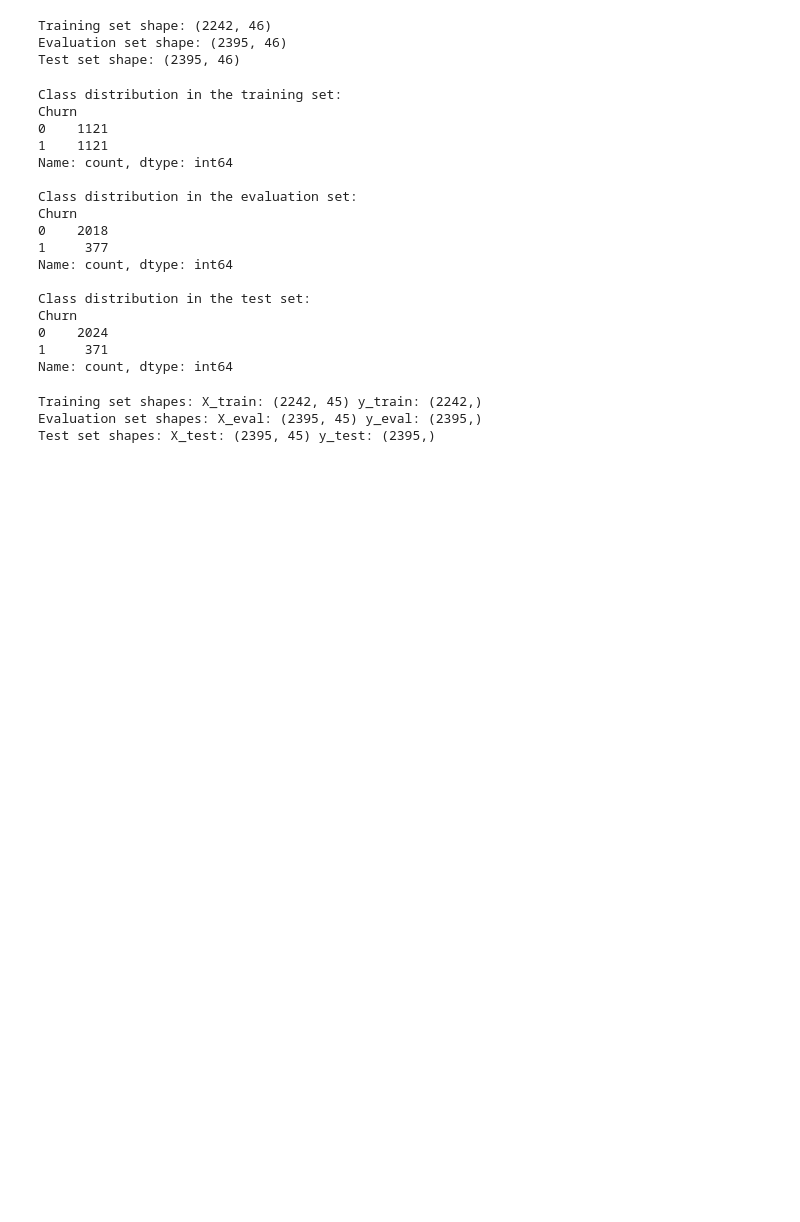
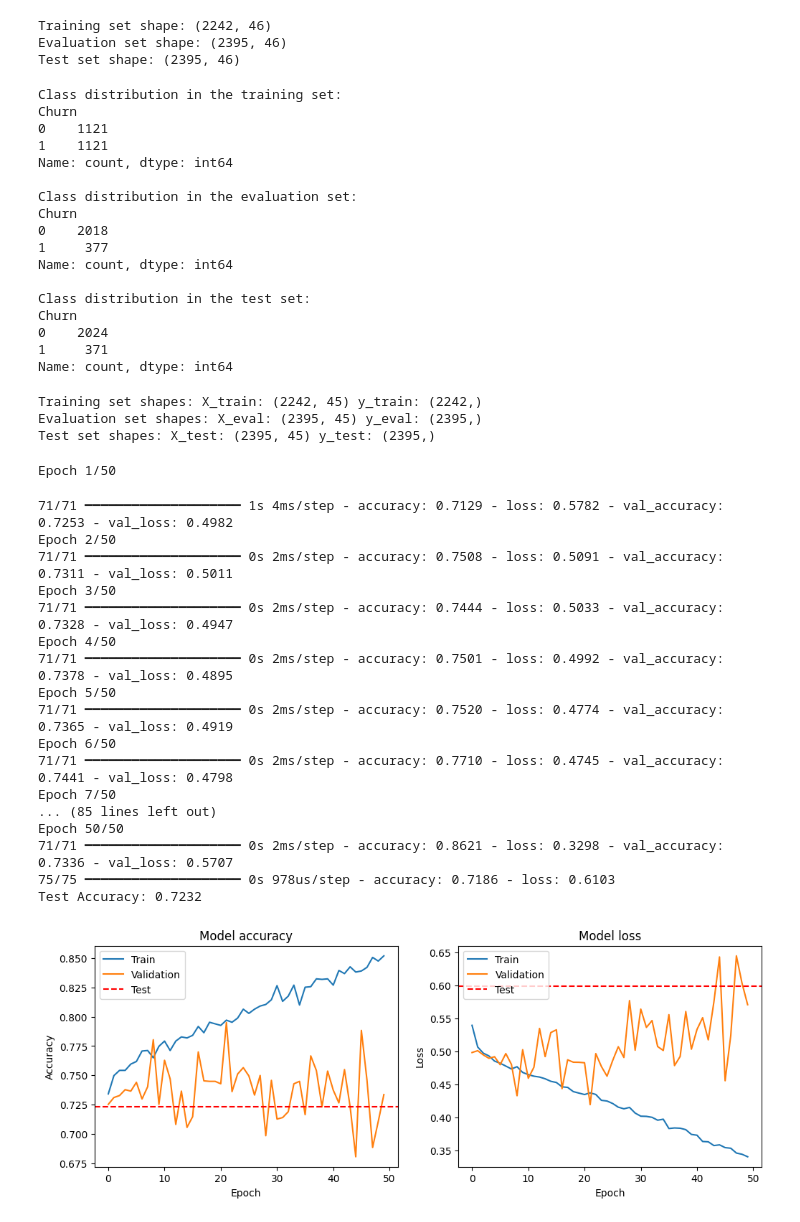
Before and after one commit to muhsinata/customer_churn_neural_networks, a Jupyter notebook: customer_churn_neural_networks.ipynb, the cells around one changed output. Saved outputs shown, nothing was run; the diff lists cells and outputs as text; code cells hidden in the pictures; blank space fills up the shorter version.

Commit message:
Build neural network model

```diff
--- a/customer_churn_neural_networks.ipynb
+++ b/customer_churn_neural_networks.ipynb
@@ -343,3 +343,68 @@ print("Test set shapes: X_test:", X_test.shape, "y_test:", y_test.shape)
 Training set shapes: X_train: (2242, 45) y_train: (2242,)
 Evaluation set shapes: X_eval: (2395, 45) y_eval: (2395,)
 Test set shapes: X_test: (2395, 45) y_test: (2395,)
+# %%
+import tensorflow as tf
+from tensorflow.keras.models import Sequential
+from tensorflow.keras.layers import Dense
+import matplotlib.pyplot as plt
+
+# Define the neural network model
+model = Sequential([
+    Dense(64, input_dim=X_train.shape[1], activation='relu'),
+    Dense(32, activation='relu'),
+    Dense(1, activation='sigmoid')
+])
+
+# Compile the model
+model.compile(optimizer='adam', loss='binary_crossentropy', metrics=['accuracy'])
+
+# Train the model
+history = model.fit(X_train, y_train, epochs=50, batch_size=32, validation_data=(X_eval, y_eval))
+
+# Evaluate the model on the test set
+test_loss, test_accuracy = model.evaluate(X_test, y_test)
+print(f'Test Accuracy: {test_accuracy:.4f}')
+
+# Plot training & validation accuracy values
+plt.figure(figsize=(12, 4))
+plt.subplot(1, 2, 1)
+plt.plot(history.history['accuracy'])
+plt.plot(history.history['val_accuracy'])
+plt.axhline(y=test_accuracy, color='r', linestyle='--', label=f'Test Accuracy: {test_accuracy:.4f}')
+plt.title('Model accuracy')
+plt.ylabel('Accuracy')
+plt.xlabel('Epoch')
+plt.legend(['Train', 'Validation', 'Test'], loc='upper left')
+
+# Plot training & validation loss values
+plt.subplot(1, 2, 2)
+plt.plot(history.history['loss'])
+plt.plot(history.history['val_loss'])
+plt.axhline(y=test_loss, color='r', linestyle='--', label=f'Test Loss: {test_loss:.4f}')
+plt.title('Model loss')
+plt.ylabel('Loss')
+plt.xlabel('Epoch')
+plt.legend(['Train', 'Validation', 'Test'], loc='upper left')
+
+plt.show()
+# %% [output]
+Epoch 1/50
+71/71 ━━━━━━━━━━━━━━━━━━━━ 1s 4ms/step - accuracy: 0.7129 - loss: 0.5782 - val_accuracy: 0.7253 - val_loss: 0.4982
+Epoch 2/50
+71/71 ━━━━━━━━━━━━━━━━━━━━ 0s 2ms/step - accuracy: 0.7508 - loss: 0.5091 - val_accuracy: 0.7311 - val_loss: 0.5011
+Epoch 3/50
+71/71 ━━━━━━━━━━━━━━━━━━━━ 0s 2ms/step - accuracy: 0.7444 - loss: 0.5033 - val_accuracy: 0.7328 - val_loss: 0.4947
+Epoch 4/50
+71/71 ━━━━━━━━━━━━━━━━━━━━ 0s 2ms/step - accuracy: 0.7501 - loss: 0.4992 - val_accuracy: 0.7378 - val_loss: 0.4895
+Epoch 5/50
+71/71 ━━━━━━━━━━━━━━━━━━━━ 0s 2ms/step - accuracy: 0.7520 - loss: 0.4774 - val_accuracy: 0.7365 - val_loss: 0.4919
+Epoch 6/50
+71/71 ━━━━━━━━━━━━━━━━━━━━ 0s 2ms/step - accuracy: 0.7710 - loss: 0.4745 - val_accuracy: 0.7441 - val_loss: 0.4798
+Epoch 7/50
+... (85 lines left out)
+Epoch 50/50
+71/71 ━━━━━━━━━━━━━━━━━━━━ 0s 2ms/step - accuracy: 0.8621 - loss: 0.3298 - val_accuracy: 0.7336 - val_loss: 0.5707
+75/75 ━━━━━━━━━━━━━━━━━━━━ 0s 978us/step - accuracy: 0.7186 - loss: 0.6103
+Test Accuracy: 0.7232
+[figure, added]
```
